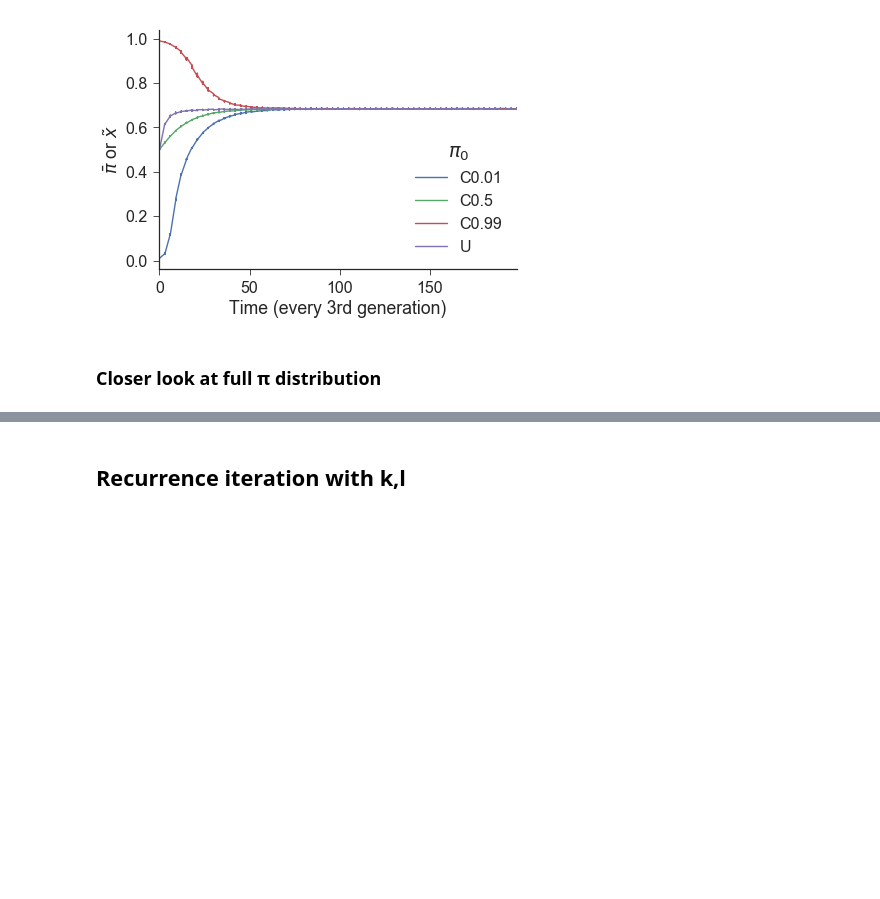
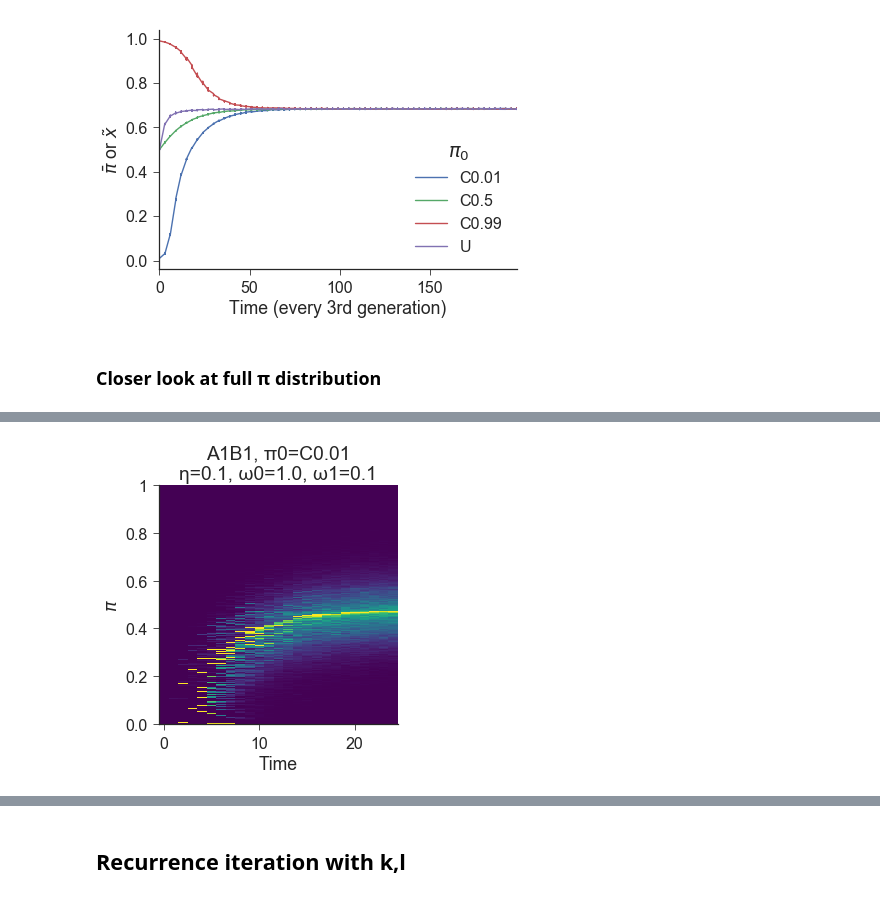
Before and after one commit to yoavram/Milpitas, a Jupyter notebook: recurrence.ipynb, the cells around one changed output, grey strips where cells are left out. Drawn from its saved outputs; the diff is of its cells as text; code cells hidden in the pictures; blank space fills up the shorter version.

```diff
--- a/recurrence.ipynb
+++ b/recurrence.ipynb
@@ -337,0 +316,15 @@ ax.figure.savefig('figures/A11B3_η_0.01.png')
+# %%
+plot_simulation_k_l(
+    π0='C0.01',
+    env='A1B1',
+    period=2,
+    n=50,
+    N=100000,
+    η=0.1,
+    ω0=1.0,
+    ω1=0.1,
+    nbins=500,
+    save=True
+);
+# %% [output]
+[figure, added]
```
Also changed, not shown: parts of 8 cells of this notebook.
